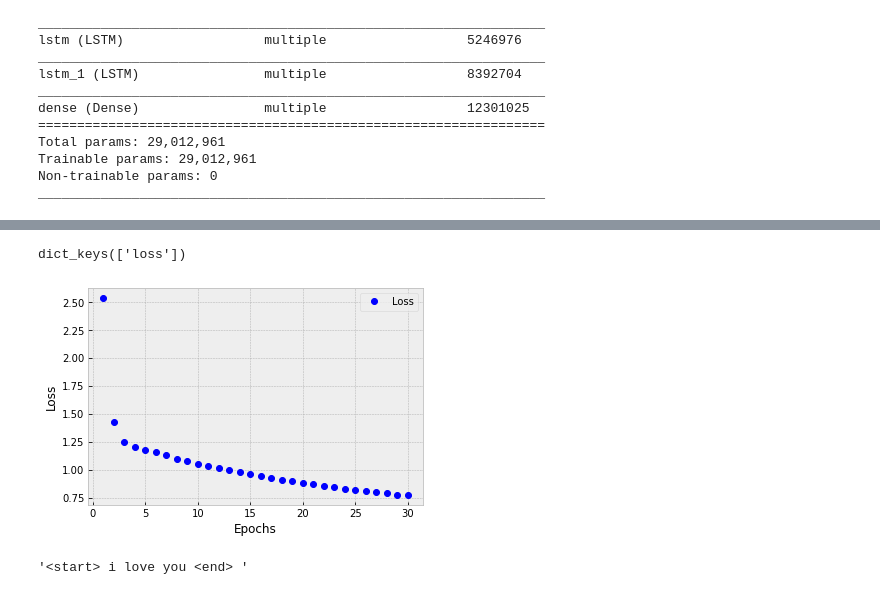
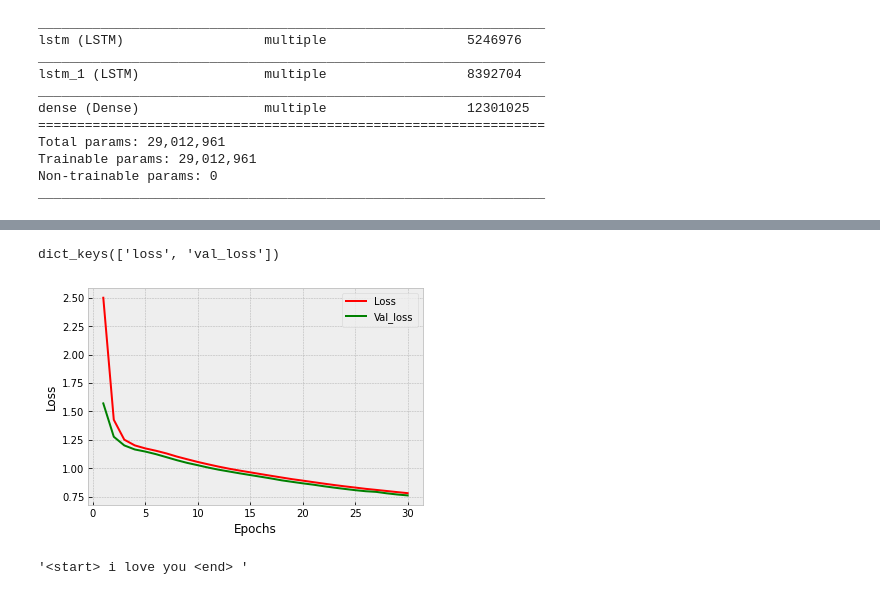
Before and after one commit to limjs19/first-repository, a Jupyter notebook: E06 Writer[limjs].ipynb, the cells around one changed output, grey strips where cells are left out. Cells and saved outputs as stored; diff of their text form; code cells hidden in the pictures.

```diff
--- a/E06 Writer[limjs].ipynb
+++ b/E06 Writer[limjs].ipynb
@@ -268,0 +254,17 @@ Target Train: (11296, 14)
+# %%
+BUFFER_SIZE = len(src_input)
+BATCH_SIZE = 256
+steps_per_epoch = len(src_input) // BATCH_SIZE
+print(BUFFER_SIZE)
+
+print(steps_per_epoch)
+VOCAB_SIZE = tokenizer.num_words + 1    # tokenizer가 구축한 단어사전 내 7000개와, 여기 포함되지 않은 0:<pad>를 포함하여 7001개
+print(VOCAB_SIZE)
+
+dataset = tf.data.Dataset.from_tensor_slices((src_input, tgt_input)).shuffle(BUFFER_SIZE)
+dataset = dataset.batch(BATCH_SIZE, drop_remainder=True)
+dataset
+
+val_dataset = tf.data.Dataset.from_tensor_slices((enc_val, dec_val)).shuffle(BUFFER_SIZE)
+val_dataset = val_dataset.batch(BATCH_SIZE, drop_remainder=True)
+val_dataset
@@ -341,6 +348,7 @@ loss = tf.keras.losses.SparseCategoricalCrossentropy(
 )
 
 model.compile(loss=loss, optimizer=optimizer)
-history = model.fit(dataset, epochs=30)
+
+history = model.fit(dataset, epochs=30, validation_data=val_dataset)
 # %% [output]
 Epoch 1/30
@@ -364,23 +372,25 @@ Epoch 30/30
 history_dict = history.history
 print(history_dict.keys()) # epoch에 따른 그래프를 그려볼 수 있는 항목들
 # %% [output]
-dict_keys(['loss'])
+dict_keys(['loss', 'val_loss'])
 # %%
 import matplotlib.pyplot as plt
 
-acc = history_dict['loss']
 loss = history_dict['loss']
+val_loss = history_dict['val_loss']
 
 epochs = range(1, len(acc) + 1)
 
-plt.plot(epochs, loss, 'bo', label = "Loss")
+plt.plot(epochs, loss, 'r', label = "Loss")
+plt.plot(epochs, val_loss, 'g', label = "Val_loss")
+
 plt.xlabel('Epochs')
 plt.ylabel('Loss')
 plt.legend()
 
 plt.show()
 # %% [output]
-[figure, old version]
+[figure, new version]
 # %%
 def generate_text(model, tokenizer, init_sentence="<start>", max_len=20):
     # 테스트를 위해서 입력받은 init_sentence도 일단 텐서로 변환합니다.
```
Also changed, not shown: parts of 5 cells of this notebook.
